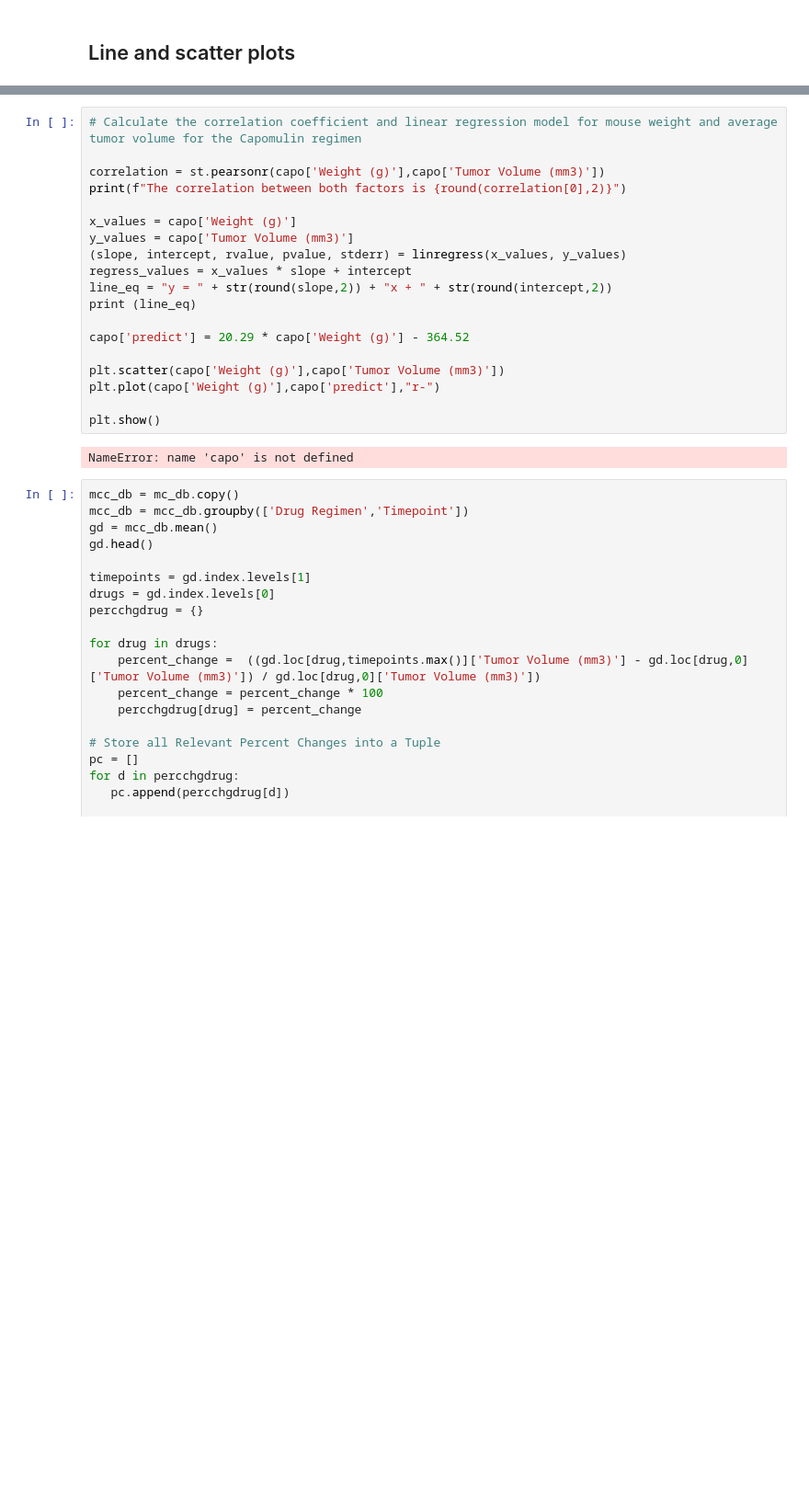
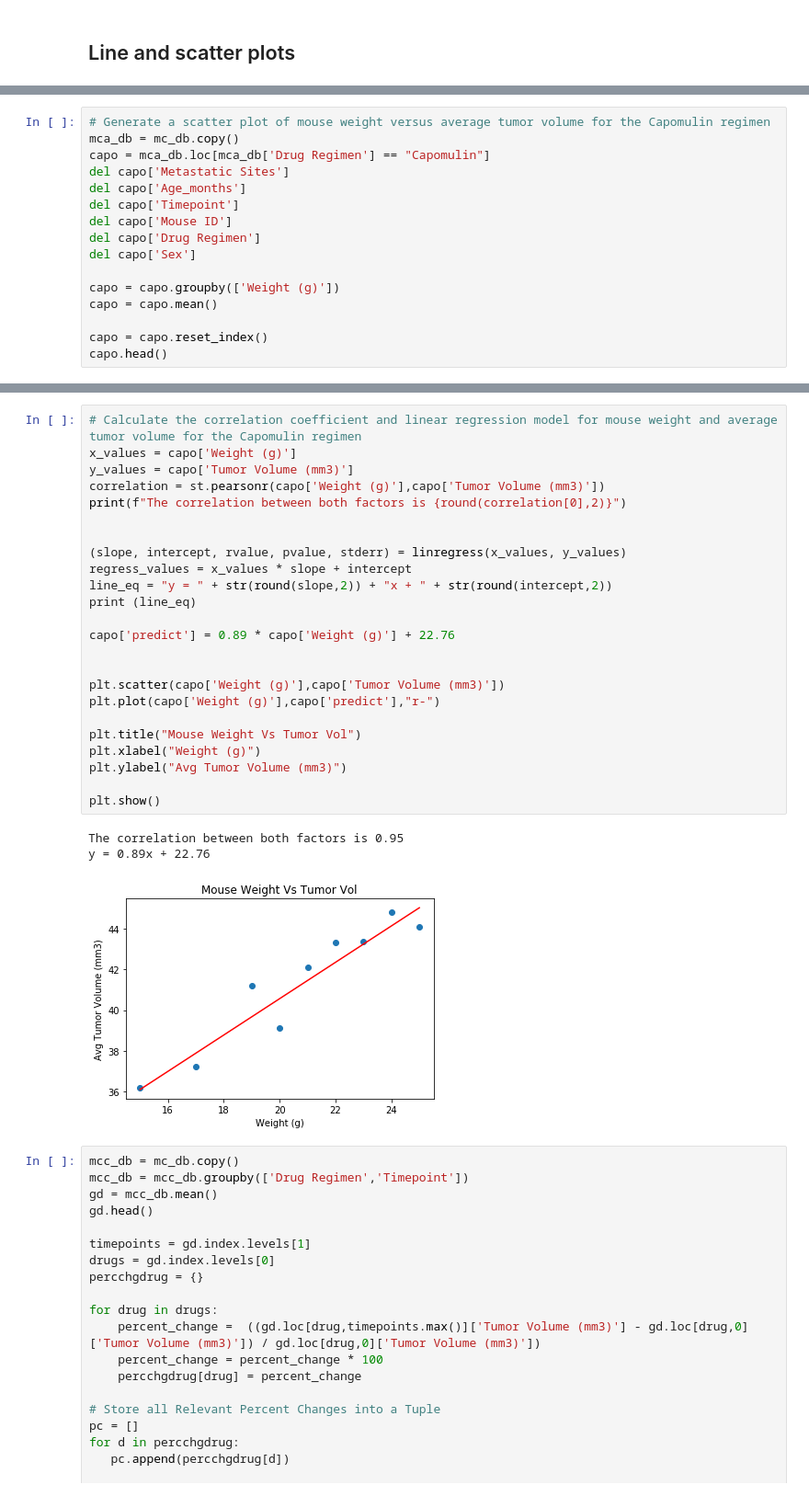
Before and after one commit to projekt888/Pymaceuticals, a Jupyter notebook: pymaceuticals_starter.ipynb, the cells around one changed output, grey strips where cells are left out. Shown: that part at 92% size. Drawn from its saved outputs; the diff is of its cells as text; blank space fills up the shorter version.

```diff
--- a/pymaceuticals_starter.ipynb
+++ b/pymaceuticals_starter.ipynb
@@ -286,0 +336,16 @@ df.head()
+# %%
+# Generate a scatter plot of mouse weight versus average tumor volume for the Capomulin regimen
+mca_db = mc_db.copy()
+capo = mca_db.loc[mca_db['Drug Regimen'] == "Capomulin"]
+del capo['Metastatic Sites']
+del capo['Age_months']
+del capo['Timepoint']
+del capo['Mouse ID']
+del capo['Drug Regimen']
+del capo['Sex']
+
+capo = capo.groupby(['Weight (g)'])
+capo = capo.mean()
+
+capo = capo.reset_index()
+capo.head()
@@ -287,24 +359,31 @@ df.head()
 # %%
 # Calculate the correlation coefficient and linear regression model for mouse weight and average tumor volume for the Capomulin regimen
-
+x_values = capo['Weight (g)']
+y_values = capo['Tumor Volume (mm3)']
 correlation = st.pearsonr(capo['Weight (g)'],capo['Tumor Volume (mm3)'])
 print(f"The correlation between both factors is {round(correlation[0],2)}")
 
-x_values = capo['Weight (g)']
-y_values = capo['Tumor Volume (mm3)']
+
 (slope, intercept, rvalue, pvalue, stderr) = linregress(x_values, y_values)
 regress_values = x_values * slope + intercept
 line_eq = "y = " + str(round(slope,2)) + "x + " + str(round(intercept,2))
 print (line_eq)
 
-capo['predict'] = 20.29 * capo['Weight (g)'] - 364.52
+capo['predict'] = 0.89 * capo['Weight (g)'] + 22.76
+
 
 plt.scatter(capo['Weight (g)'],capo['Tumor Volume (mm3)'])
 plt.plot(capo['Weight (g)'],capo['predict'],"r-")
 
+plt.title("Mouse Weight Vs Tumor Vol")
+plt.xlabel("Weight (g)")
+plt.ylabel("Avg Tumor Volume (mm3)")
+
 plt.show()
 # %% [output]
-NameError: name 'capo' is not defined
+The correlation between both factors is 0.95
+y = 0.89x + 22.76
+[figure, added]
 # %%
 mcc_db = mc_db.copy()
 mcc_db = mcc_db.groupby(['Drug Regimen','Timepoint'])
```
Also changed, not shown: parts of 12 cells of this notebook.
